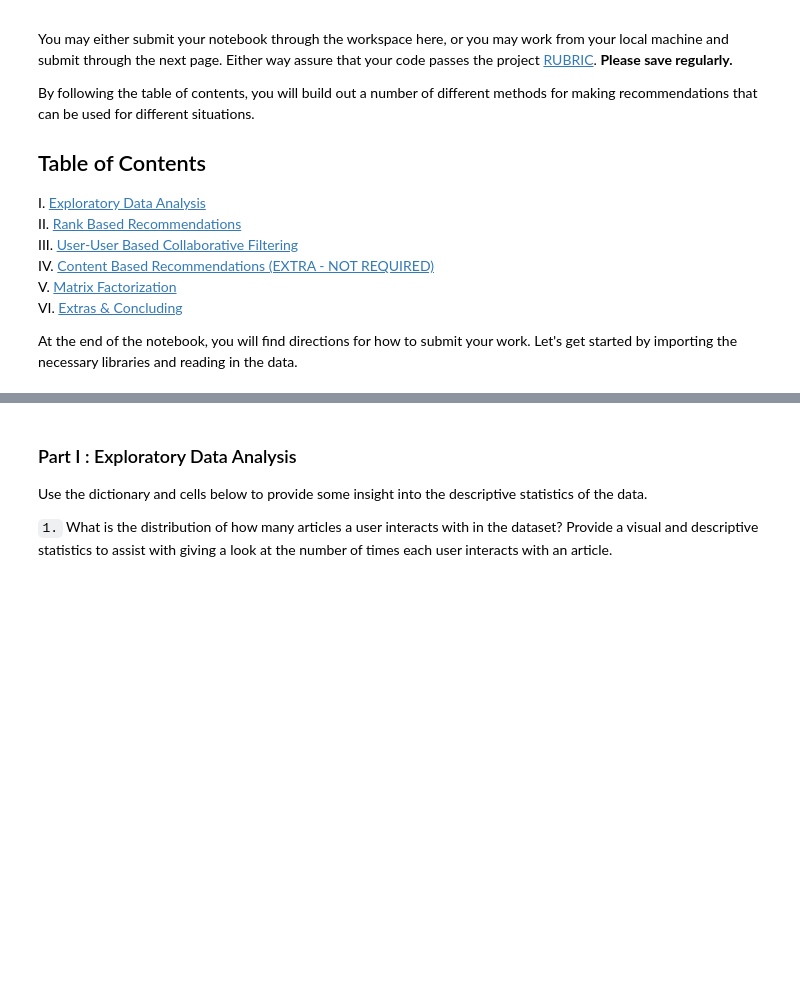
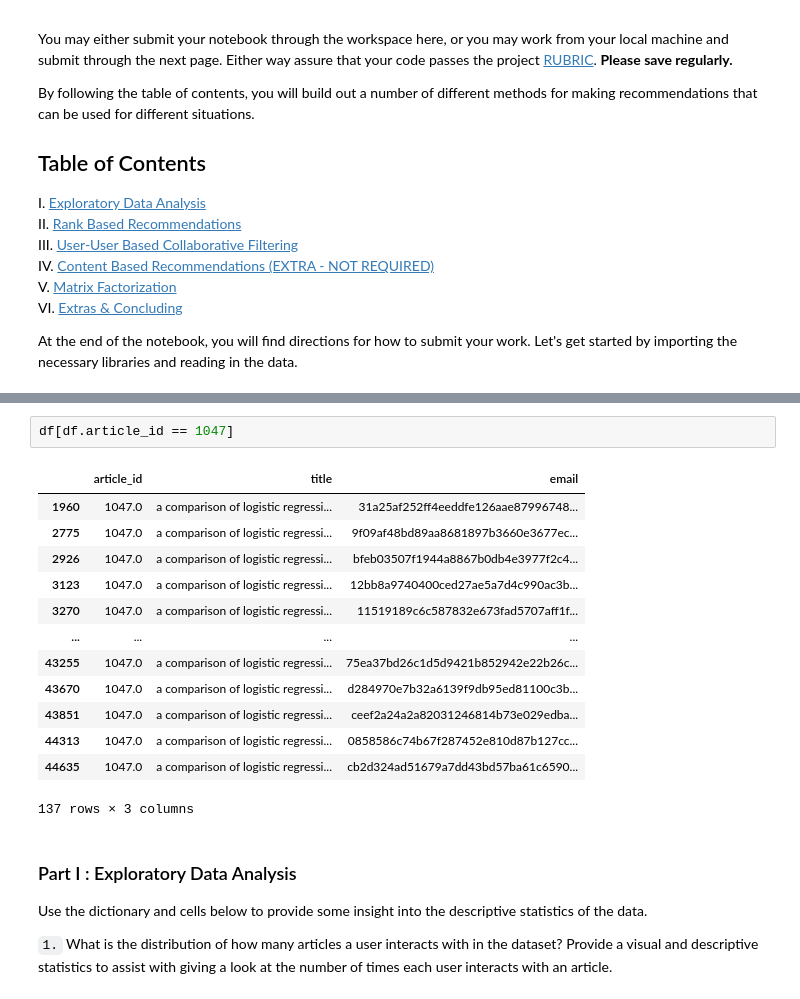
Before and after one commit to paul-stubley/Udacity, a Jupyter notebook: Project_4__Recommendation_Engines/Recommendations_with_IBM.ipynb, the cells around one changed output, grey strips where cells are left out. Cells and saved outputs as stored; diff of their text form; blank space fills up the shorter version.

```diff
--- a/Project_4__Recommendation_Engines/Recommendations_with_IBM.ipynb
+++ b/Project_4__Recommendation_Engines/Recommendations_with_IBM.ipynb
@@ -41,3 +62,19 @@ df_content.head()
+# %%
+df[df.article_id == 1047]
+# %% [output]
+|  | article_id | title | email |
+| 1960 | 1047.0 | a comparison of logistic regressi... | 31a25af252ff4eeddfe126aae87996748... |
+| 2775 | 1047.0 | a comparison of logistic regressi... | 9f09af48bd89aa8681897b3660e3677ec... |
+| 2926 | 1047.0 | a comparison of logistic regressi... | bfeb03507f1944a8867b0db4e3977f2c4... |
+| 3123 | 1047.0 | a comparison of logistic regressi... | 12bb8a9740400ced27ae5a7d4c990ac3b... |
+| 3270 | 1047.0 | a comparison of logistic regressi... | 11519189c6c587832e673fad5707aff1f... |
+| ... | ... | ... | ... |
+| 43255 | 1047.0 | a comparison of logistic regressi... | 75ea37bd26c1d5d9421b852942e22b26c... |
+| 43670 | 1047.0 | a comparison of logistic regressi... | d284970e7b32a6139f9db95ed81100c3b... |
+| 43851 | 1047.0 | a comparison of logistic regressi... | ceef2a24a2a82031246814b73e029edba... |
+| 44313 | 1047.0 | a comparison of logistic regressi... | 0858586c74b67f287452e810d87b127cc... |
+| 44635 | 1047.0 | a comparison of logistic regressi... | cb2d324ad51679a7dd43bd57ba61c6590... |
+137 rows × 3 columns
 # %% [markdown]
 ### <a class="anchor" id="Exploratory-Data-Analysis">Part I : Exploratory Data Analysis</a>
 
```
Also changed, not shown: parts of 18 cells of this notebook.
